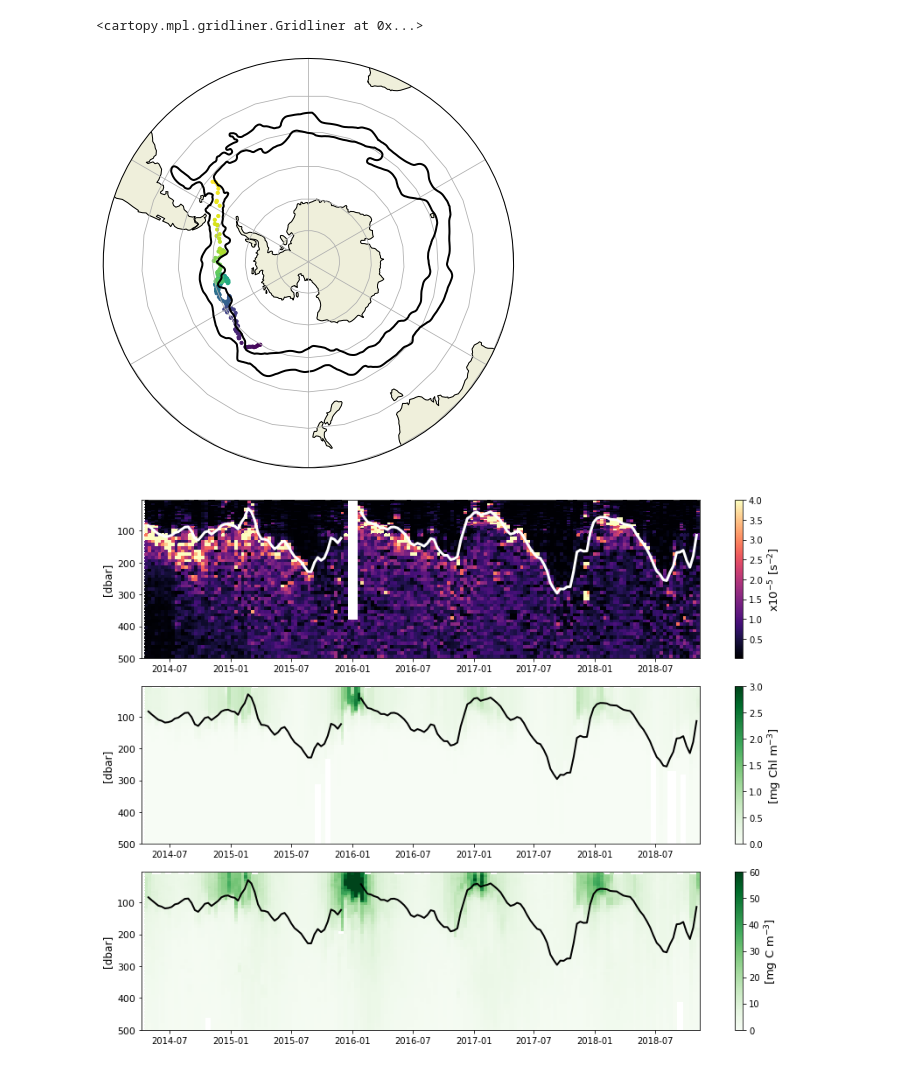
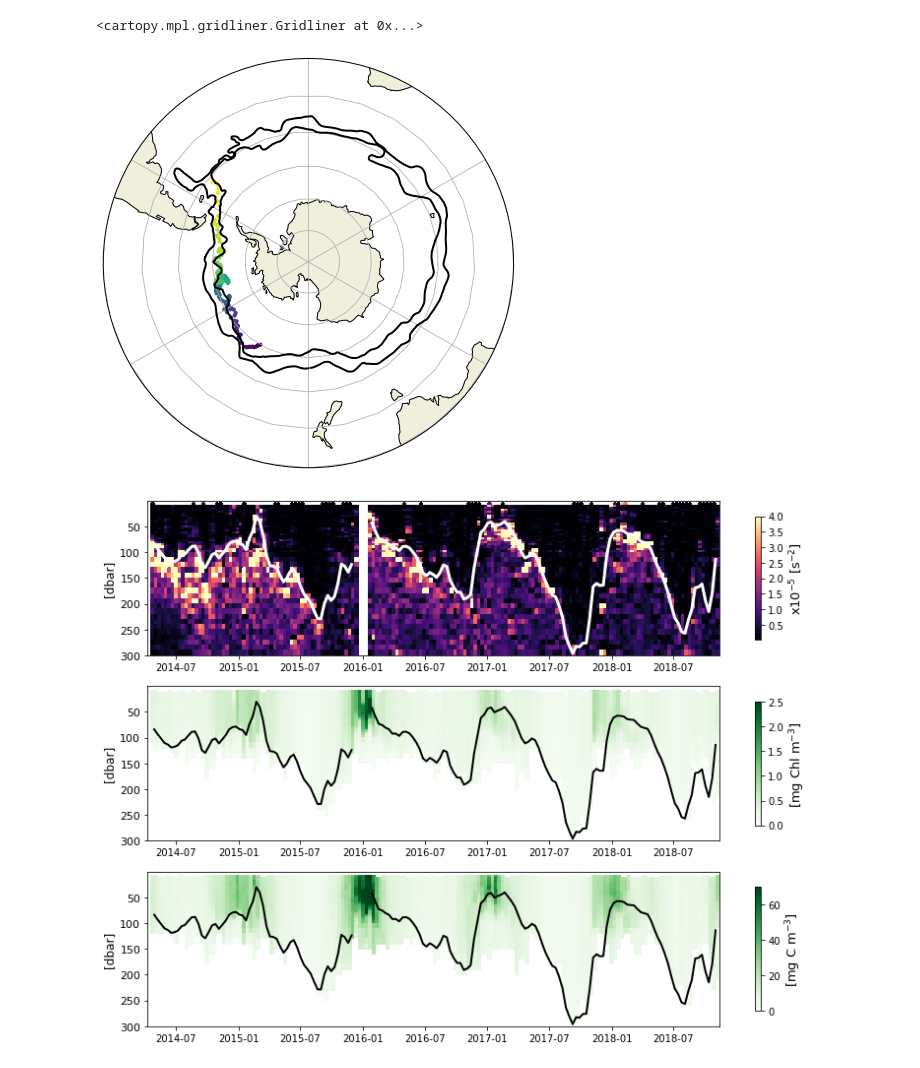
Before and after one commit to roxyboy/SouthernOcean-ARGO, a Jupyter notebook: SOCCOM/5904185.ipynb, the cells around one changed output. Cells and saved outputs as stored; diff of their text form; code cells hidden in the pictures.

```diff
--- a/SOCCOM/5904185.ipynb
+++ b/SOCCOM/5904185.ipynb
@@ -27,5 +44,5 @@ saf = pd.read_csv(op.join(ddir,'../Fronts/saf.txt'), delim_whitespace=True,
 # %%
-ds = xr.open_dataset(op.join(ddir,'5904185_Mprof.nc'))
+ds = xr.open_dataset('5904185_Mprof.nc')
 ds
 # %% [output]
 <xarray.Dataset>
@@ -59,15 +76,15 @@ ax.set_boundary(circle, transform=ax.transAxes)
 im = ax.scatter(ds.groupby('JULD').mean().LONGITUDE.values, ds.groupby('JULD').mean().LATITUDE.values,
                s=10., c=ds.groupby('JULD').mean().JULD.values, rasterized=True,
                transform=ccrs.PlateCarree())
-ax.plot(pf.lon.data, (pf.lat-1.).data, 'k', lw=2, transform=ccrs.PlateCarree())
-ax.plot(saf.lon.data, (saf.lat+1.).data, 'k', lw=2, transform=ccrs.PlateCarree())
+ax.plot(pf.lon.data, (pf.lat-0.).data, 'k', lw=2, transform=ccrs.PlateCarree())
+ax.plot(saf.lon.data, (saf.lat+0.).data, 'k', lw=2, transform=ccrs.PlateCarree())
 ax.coastlines()
 ax.gridlines()
 # %% [output]
 <cartopy.mpl.gridliner.Gridliner at 0x...>
-[figure, old version]
+[figure, new version]
 # %%
-pnew = np.append(np.arange(4,100,4),np.arange(100,510,10))
+pnew = np.append(np.arange(4,100,4),np.arange(100,1010,10))
 
 lat = ds.LATITUDE
 lon = ds.LONGITUDE
@@ -102,9 +119,11 @@ chl = ds.CHLA_ADJUSTED.where(xr.DataArray(maval(maval(maval(maval(maval(np.asarr
                                                                         0.),3.),4.),6.),7.),
                                         dims=ds.CHLA_ADJUSTED_QC.dims, coords=ds.CHLA_ADJUSTED_QC.coords)<9.
                               ).where(ds.CHLA_ADJUSTED!=99999.)
+chl_back = np.nanmedian(chl.where(p>=600))
+bp_back = np.nanmedian(bp700.where(p>=600))
 if np.nanmax(p)>6e2:
-    chl -= np.nanmedian(chl.where(p>=600))
-    bp700 -= np.nanmedian(bp700.where(p>=600))
+    chl -= chl_back
+    bp700 -= bp_back
 bp700 = bp700.where(bp700>0.)
 chl = chl.where(chl>0.)
 bpmed = bp700.copy()
@@ -114,11 +133,11 @@ for i in range(len(ds.N_PROF)):
     chmed[i] = medfilt(chl[i], 5)
 
 bp470 = bpmed * (470/700)**-.78
-Cphyto = np.ma.masked_invalid(12128*bp470 + .59)
+chmed = np.ma.masked_invalid(np.ma.masked_less_equal(chmed,chmed.where(p>200).quantile(.9)))
+maskc = chmed.mask
+Cphyto = np.ma.masked_invalid(12128*np.ma.masked_array(bp470, mask=maskc) + .59)
 maskC = Cphyto.mask
 bpmed = np.ma.masked_array(bpmed, mask=maskC)
-chmed = np.ma.masked_invalid(chmed)
-maskc = chmed.mask
 
 pMLD = np.empty(len(ds.N_PROF))
 Chl = np.empty((len(ds.N_PROF),len(pnew)))
@@ -234,38 +253,42 @@ pML_intp = pML_dropped.interp(time=tnew, method='linear').where(~np.isnan(rho_in
 # %%
 import matplotlib as mpl
 
-fig, (ax1,ax2,ax3) = plt.subplots(nrows=3, ncols=1, figsize=(12,9))
+fig, (ax1,ax2,ax3) = plt.subplots(nrows=3, ncols=1, figsize=(11,8))
 fig.set_tight_layout(True)
 im1 = ax1.pcolormesh(N2_intp.time, -pnew, N2_intp.data.T*1e5,
-                    vmin=1e-2, vmax=4e0, cmap='magma')
+                    vmin=1e-2, vmax=4e0, cmap='magma', rasterized=True)
 im2 = ax2.pcolormesh(chl_intp.time, -pnew, chl_intp.data.T,
-                     vmin=0., vmax=3., cmap='Greens')
+                     vmin=0., vmax=2.5, cmap='Greens', rasterized=True)
 im3 = ax3.pcolormesh(C_intp.time, -pnew, C_intp.data.T,
-                     vmin=0., vmax=60, cmap='Greens')
+                     vmin=0., vmax=70, cmap='Greens', rasterized=True)
 
 ax1.plot(pML_intp.time, -pML_intp.rolling(time=3, center=True).mean(), c='w', lw=3)
 ax2.plot(pML_intp.time, -pML_intp.rolling(time=3, center=True).mean(), 'k', lw=2)
 ax3.plot(pML_intp.time, -pML_intp.rolling(time=3, center=True).mean(), 'k', lw=2)
 
-ax1.set_yticks([-100,-200,-300,-400,-500])
-ax2.set_yticks([-100,-200,-300,-400,-500])
-ax3.set_yticks([-100,-200,-300,-400,-500])
-ax1.set_yticklabels([100,200,300,400,500], fontsize=11)
-ax2.set_yticklabels([100,200,300,400,500], fontsize=11)
-ax3.set_yticklabels([100,200,300,400,500], fontsize=11)
+ax1.set_ylim([-300,0])
+ax2.set_ylim([-300,0])
+ax3.set_ylim([-300,0])
+
+ax1.set_yticks([-50,-100,-150,-200,-250,-300])
+ax2.set_yticks([-50,-100,-150,-200,-250,-300])
+ax3.set_yticks([-50,-100,-150,-200,-250,-300])
+ax1.set_yticklabels([50,100,150,200,250,300], fontsize=11)
+ax2.set_yticklabels([50,100,150,200,250,300], fontsize=11)
+ax3.set_yticklabels([50,100,150,200,250,300], fontsize=11)
 
 ax1.set_ylabel(r"[dbar]", fontsize=12)
 ax2.set_ylabel(r"[dbar]", fontsize=12)
 ax3.set_ylabel(r"[dbar]", fontsize=12)
 
-cb1 = fig.colorbar(im1, ax=ax1, ticks=[.5,1,1.5,2,2.5,3,3.5,4])
-cb2 = fig.colorbar(im2, ax=ax2)
-cb3 = fig.colorbar(im3, ax=ax3)
+cb1 = fig.colorbar(im1, ax=ax1, ticks=[.5,1,1.5,2,2.5,3,3.5,4], shrink=.8)
+cb2 = fig.colorbar(im2, ax=ax2, shrink=.8)
+cb3 = fig.colorbar(im3, ax=ax3, shrink=.8)
 
 cb1.set_label(r"x10$^{-5}$ [s$^{-2}$]", fontsize=13)
 cb2.set_label(r"[mg Chl m$^{-3}$]", fontsize=13)
 cb3.set_label(r"[mg C m$^{-3}$]", fontsize=13)
 
-# plt.savefig(op.join(ddir,'../Figures/SOCCOM_4185_N2-chl-C.pdf'))
+plt.savefig(op.join(ddir,'../Figures/SOCCOM_4185_N2-chl-C_fulltimeseries.pdf'))
 # %% [output]
-[figure, old version]
+[figure, new version]
```
Also changed, not shown: parts of 10 cells of this notebook, 2 other files.
